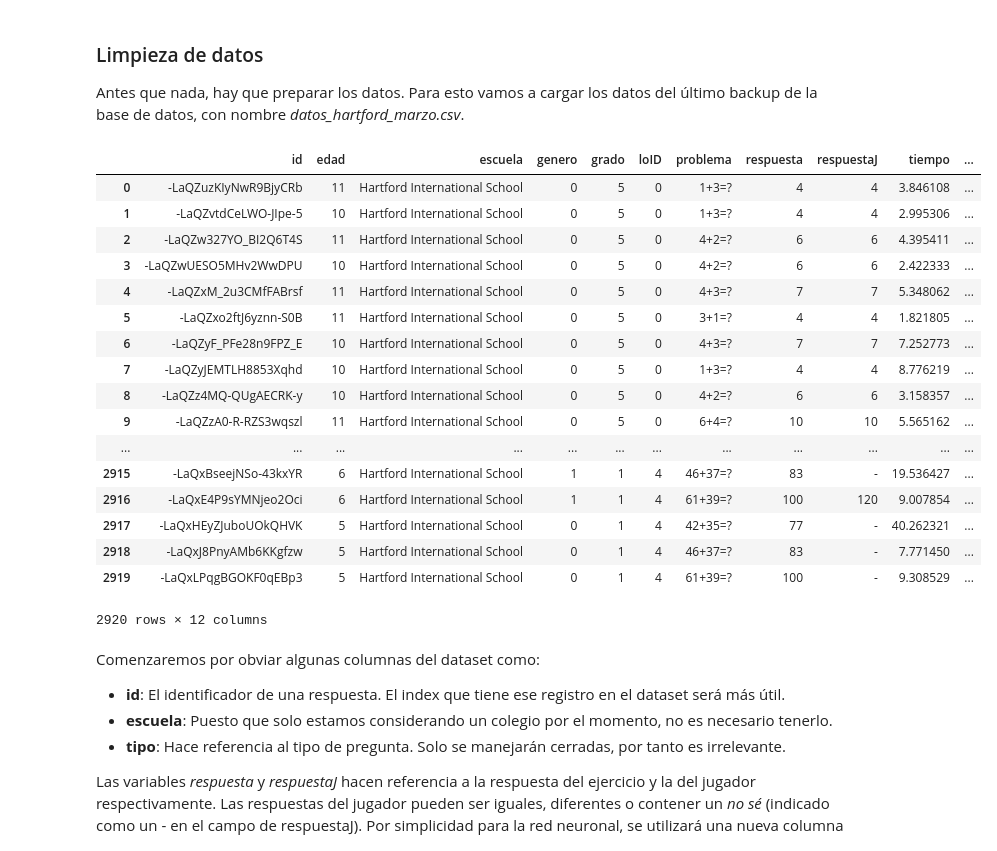
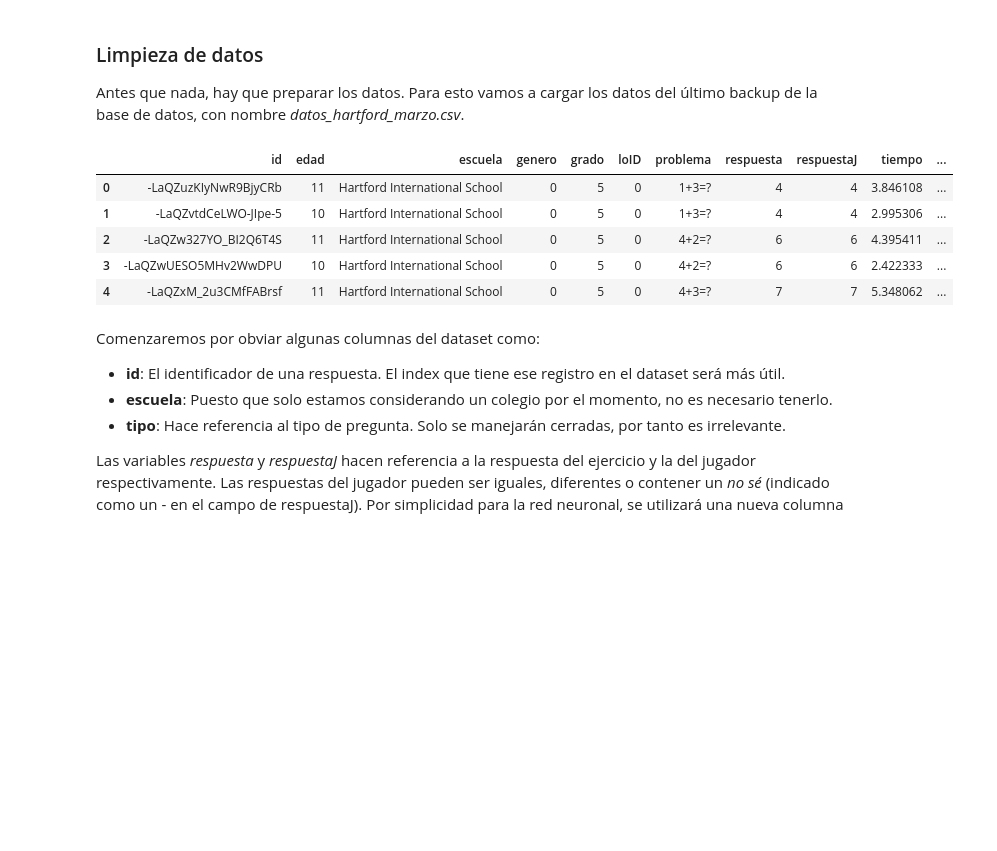
Before and after one commit to Schurches/PFSumasNN, a Jupyter notebook: DataAnalytics.ipynb, the cells around one changed output. Saved outputs shown, nothing was run; the diff lists cells and outputs as text; code cells hidden in the pictures; blank space fills up the shorter version.

```diff
--- a/DataAnalytics.ipynb
+++ b/DataAnalytics.ipynb
@@ -35,26 +36,14 @@ Antes que nada, hay que preparar los datos. Para esto vamos a cargar los datos d
 # %%
 #Reading the data
 hartfortDF = pd.read_csv('datasets/datos_hartford_marzo.csv');
-hartfortDF
+hartfortDF.head(5)
 # %% [output]
 |  | id | edad | escuela | genero | grado | loID | problema | respuesta | respuestaJ | tiempo | ... |
 | 0 | -LaQZuzKIyNwR9BjyCRb | 11 | Hartford International School | 0 | 5 | 0 | 1+3=? | 4 | 4 | 3.846108 | ... |
 | 1 | -LaQZvtdCeLWO-JIpe-5 | 10 | Hartford International School | 0 | 5 | 0 | 1+3=? | 4 | 4 | 2.995306 | ... |
 | 2 | -LaQZw327YO_BI2Q6T4S | 11 | Hartford International School | 0 | 5 | 0 | 4+2=? | 6 | 6 | 4.395411 | ... |
 | 3 | -LaQZwUESO5MHv2WwDPU | 10 | Hartford International School | 0 | 5 | 0 | 4+2=? | 6 | 6 | 2.422333 | ... |
 | 4 | -LaQZxM_2u3CMfFABrsf | 11 | Hartford International School | 0 | 5 | 0 | 4+3=? | 7 | 7 | 5.348062 | ... |
-| 5 | -LaQZxo2ftJ6yznn-S0B | 11 | Hartford International School | 0 | 5 | 0 | 3+1=? | 4 | 4 | 1.821805 | ... |
-| 6 | -LaQZyF_PFe28n9FPZ_E | 10 | Hartford International School | 0 | 5 | 0 | 4+3=? | 7 | 7 | 7.252773 | ... |
-| 7 | -LaQZyJEMTLH8853Xqhd | 10 | Hartford International School | 0 | 5 | 0 | 1+3=? | 4 | 4 | 8.776219 | ... |
-| 8 | -LaQZz4MQ-QUgAECRK-y | 10 | Hartford International School | 0 | 5 | 0 | 4+2=? | 6 | 6 | 3.158357 | ... |
-| 9 | -LaQZzA0-R-RZS3wqszl | 11 | Hartford International School | 0 | 5 | 0 | 6+4=? | 10 | 10 | 5.565162 | ... |
-| ... | ... | ... | ... | ... | ... | ... | ... | ... | ... | ... | ... |
-| 2915 | -LaQxBseejNSo-43kxYR | 6 | Hartford International School | 1 | 1 | 4 | 46+37=? | 83 | - | 19.536427 | ... |
-| 2916 | -LaQxE4P9sYMNjeo2Oci | 6 | Hartford International School | 1 | 1 | 4 | 61+39=? | 100 | 120 | 9.007854 | ... |
-| 2917 | -LaQxHEyZJuboUOkQHVK | 5 | Hartford International School | 0 | 1 | 4 | 42+35=? | 77 | - | 40.262321 | ... |
-| 2918 | -LaQxJ8PnyAMb6KKgfzw | 5 | Hartford International School | 0 | 1 | 4 | 46+37=? | 83 | - | 7.771450 | ... |
-| 2919 | -LaQxLPqgBGOKF0qEBp3 | 5 | Hartford International School | 0 | 1 | 4 | 61+39=? | 100 | - | 9.308529 | ... |
-2920 rows × 12 columns
 # %% [markdown]
 Comenzaremos por obviar algunas columnas del dataset como:
 * __id__: El identificador de una respuesta. El index que tiene ese registro en el dataset será más útil.
```
Also changed, not shown: parts of 25 cells of this notebook, 5 other files.
